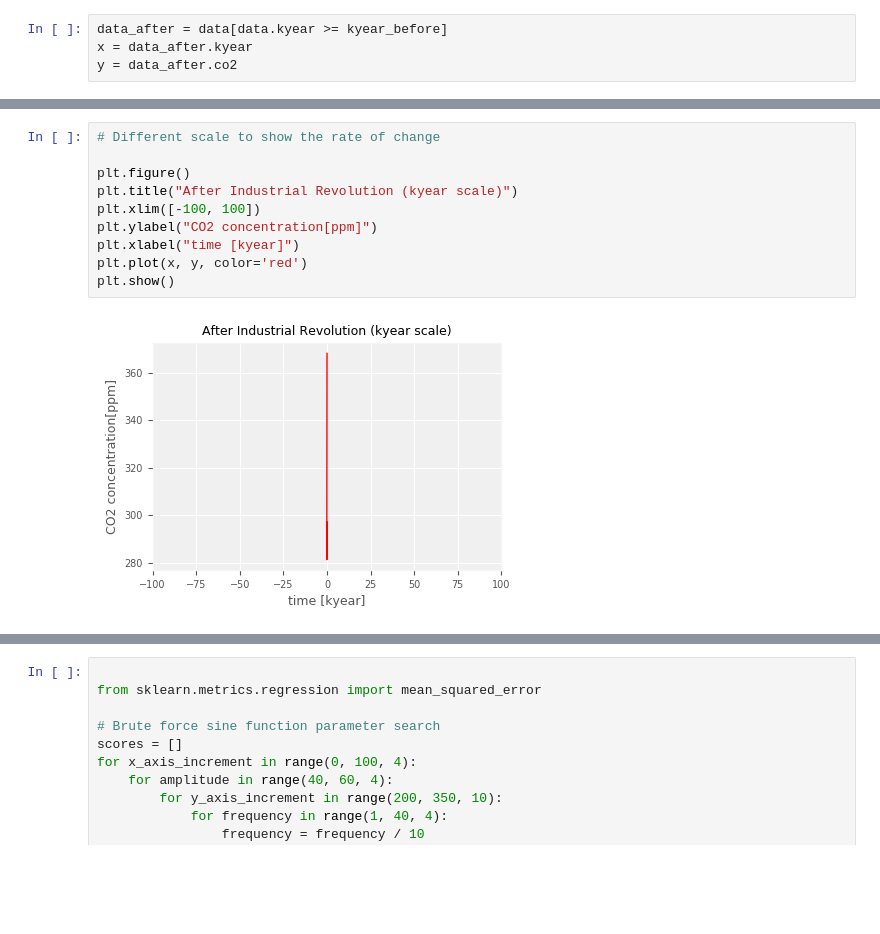
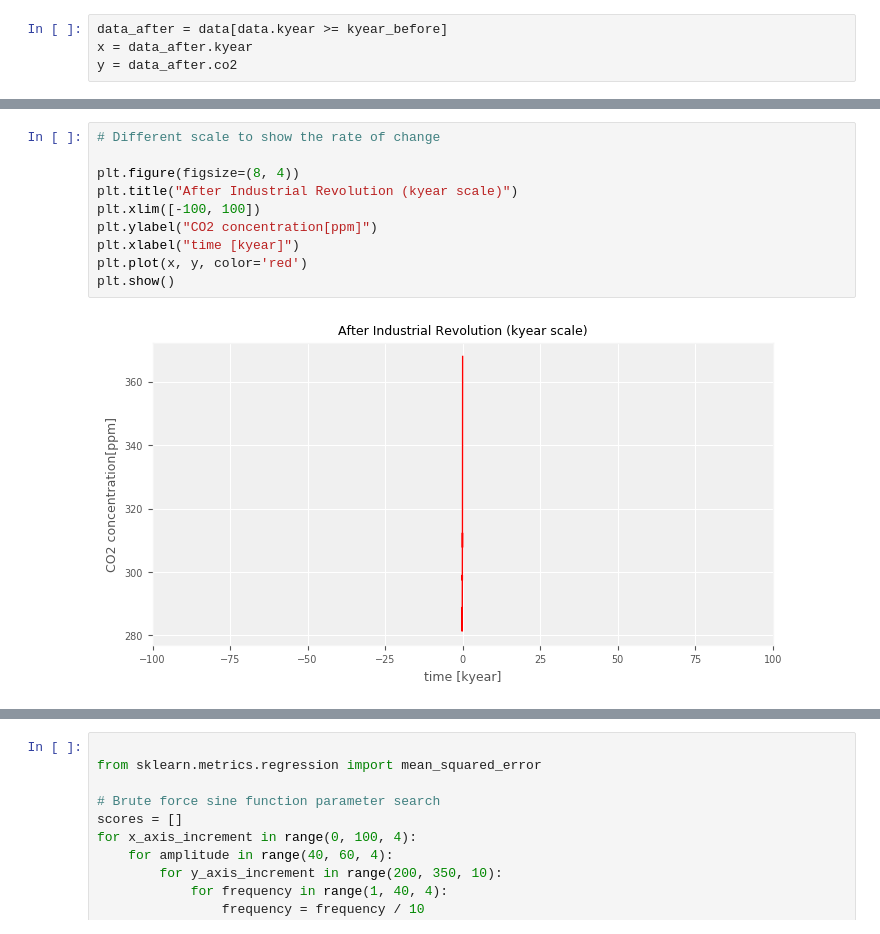
Before and after one commit to ld4234/PR18LDKSLTB, a Jupyter notebook: visual/co2.ipynb, the cells around one changed output, grey strips where cells are left out. Saved outputs shown, nothing was run; the diff lists cells and outputs as text; blank space fills up the shorter version.

```diff
--- a/visual/co2.ipynb
+++ b/visual/co2.ipynb
@@ -53,12 +53,12 @@ plt.show()
 # %%
 # Different scale to show the rate of change
 
-plt.figure()
+plt.figure(figsize=(8, 4))
 plt.title("After Industrial Revolution (kyear scale)")
 plt.xlim([-100, 100])
 plt.ylabel("CO2 concentration[ppm]")
 plt.xlabel("time [kyear]")
 plt.plot(x, y, color='red')
 plt.show()
 # %% [output]
-[figure, old version]
+[figure, new version]
```
Also changed, not shown: parts of 8 cells of this notebook, 1 other file.
